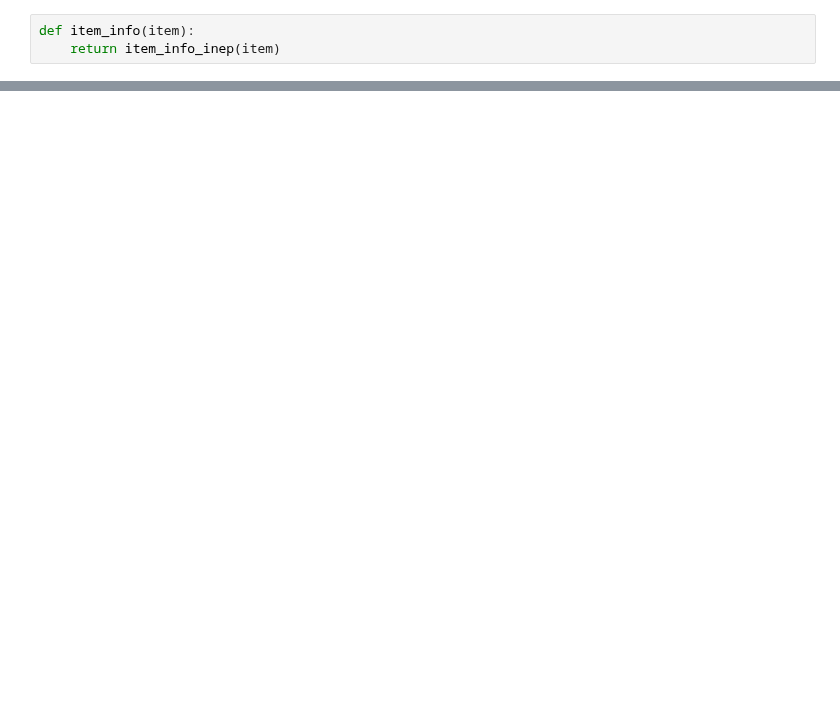
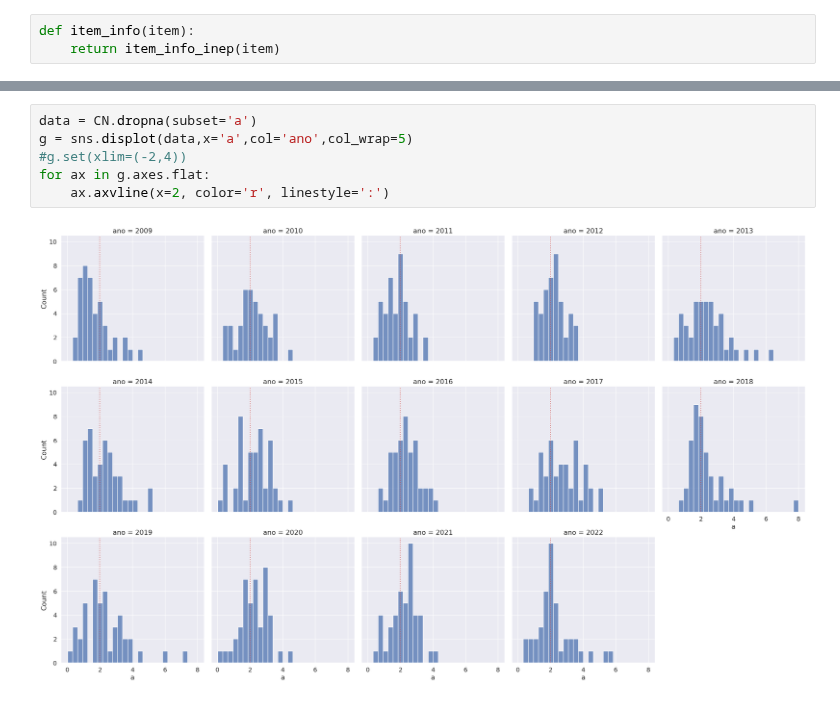
Before and after one commit to atp/enem, a Jupyter notebook: Análise dos Itens.ipynb, the cells around one changed output, grey strips where cells are left out. Drawn from its saved outputs; the diff is of its cells as text; blank space fills up the shorter version.

```diff
--- a/Análise dos Itens.ipynb
+++ b/Análise dos Itens.ipynb
@@ -82,0 +153,8 @@ interactive(children=(Dropdown(description='Ano:', index=13, options=(2009, 2010
+# %%
+data = CN.dropna(subset='a')
+g = sns.displot(data,x='a',col='ano',col_wrap=5)
+#g.set(xlim=(-2,4))
+for ax in g.axes.flat:
+    ax.axvline(x=2, color='r', linestyle=':')
+# %% [output]
+[figure, added]
```
Also changed, not shown: parts of 10 cells of this notebook, 1 other file.
